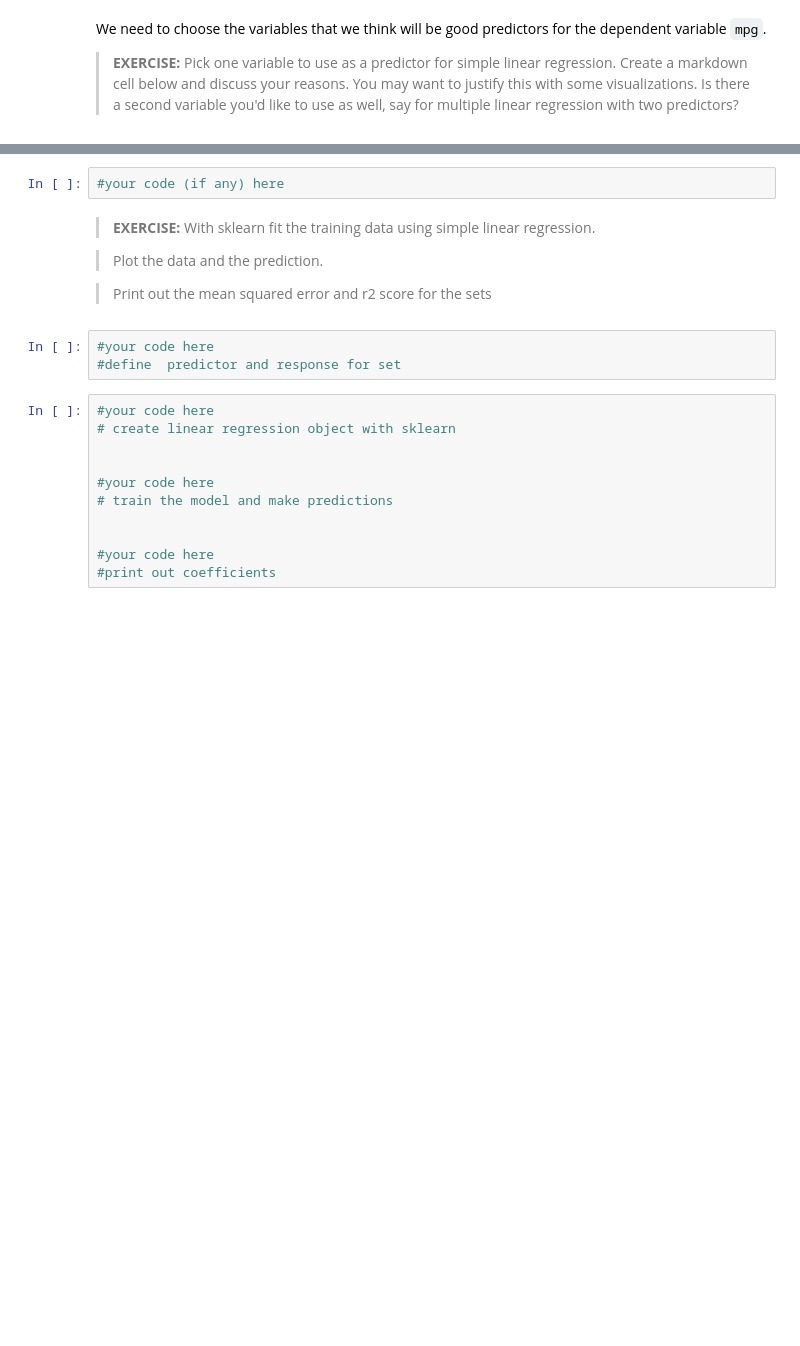
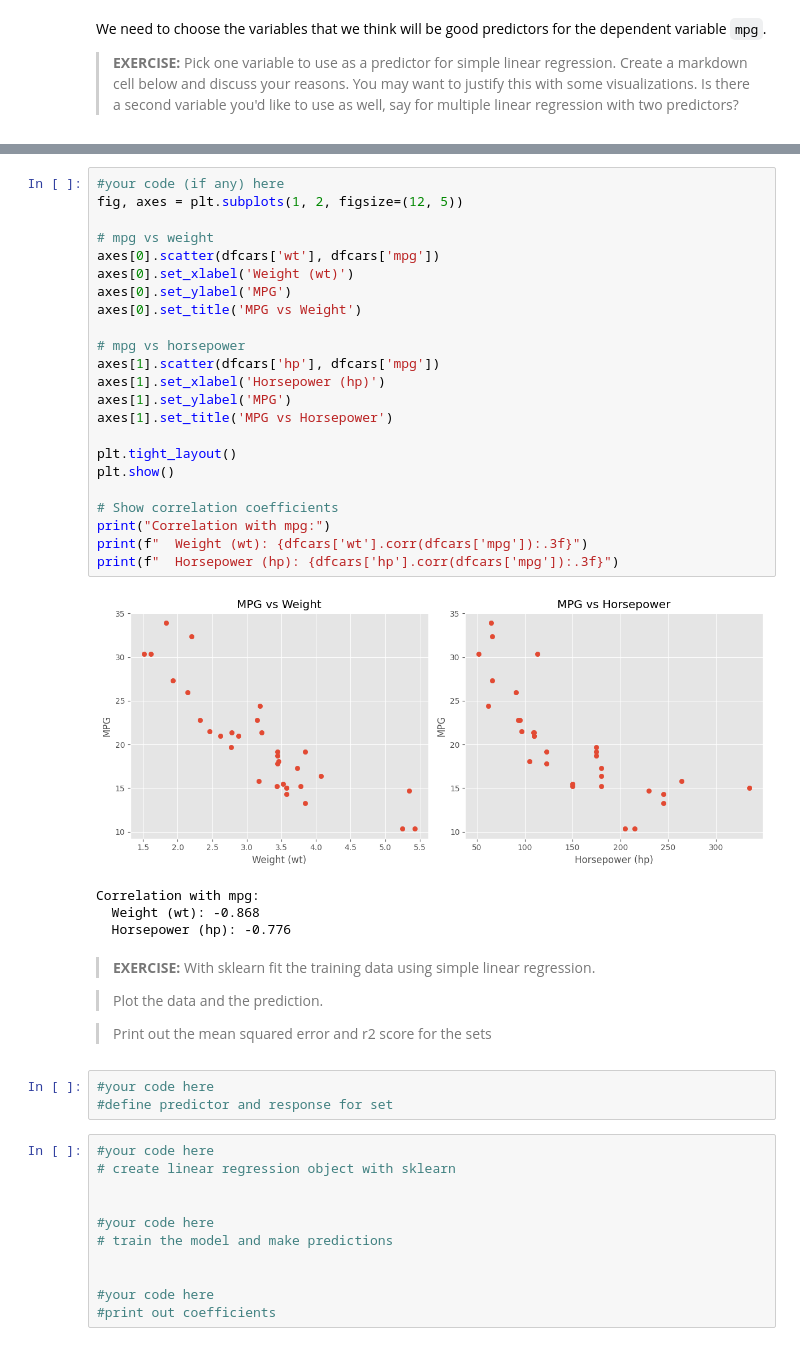
Before and after one commit to EricMurray-e-m-dev/ML-Labs, a Jupyter notebook: Week 02/LinearRegressionLab.ipynb, the cells around one changed output, grey strips where cells are left out. Saved outputs shown, nothing was run; the diff lists cells and outputs as text; blank space fills up the shorter version.

```diff
--- a/Week 02/LinearRegressionLab.ipynb
+++ b/Week 02/LinearRegressionLab.ipynb
@@ -447,5 +464,31 @@ We need to choose the variables that we think will be good predictors for the de
 # %%
 #your code (if any) here
+fig, axes = plt.subplots(1, 2, figsize=(12, 5))
+
+# mpg vs weight
+axes[0].scatter(dfcars['wt'], dfcars['mpg'])
+axes[0].set_xlabel('Weight (wt)')
+axes[0].set_ylabel('MPG')
+axes[0].set_title('MPG vs Weight')
+
+# mpg vs horsepower
+axes[1].scatter(dfcars['hp'], dfcars['mpg'])
+axes[1].set_xlabel('Horsepower (hp)')
+axes[1].set_ylabel('MPG')
+axes[1].set_title('MPG vs Horsepower')
+
+plt.tight_layout()
+plt.show()
+
+# Show correlation coefficients
+print("Correlation with mpg:")
+print(f"  Weight (wt): {dfcars['wt'].corr(dfcars['mpg']):.3f}")
+print(f"  Horsepower (hp): {dfcars['hp'].corr(dfcars['mpg']):.3f}")
+# %% [output]
+[figure, added]
+Correlation with mpg:
+  Weight (wt): -0.868
+  Horsepower (hp): -0.776
 # %% [markdown]
 > **EXERCISE:** With sklearn fit the training data using simple linear regression.
 
@@ -454,7 +497,7 @@ We need to choose the variables that we think will be good predictors for the de
 >Print out the mean squared error and r2 score for the sets
 # %%
 #your code here
-#define  predictor and response for set
+#define predictor and response for set
 # %%
 #your code here
 # create linear regression object with sklearn
```
Also changed, not shown: parts of 3 cells of this notebook.
